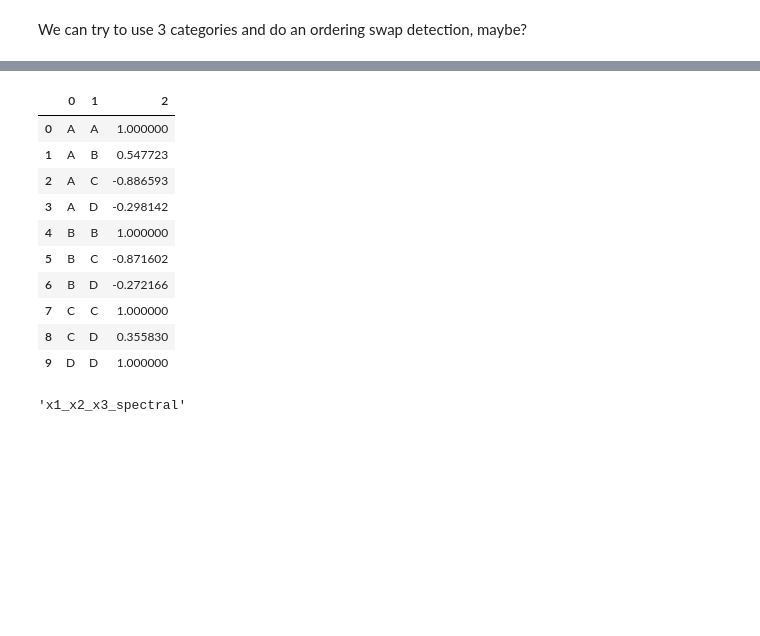
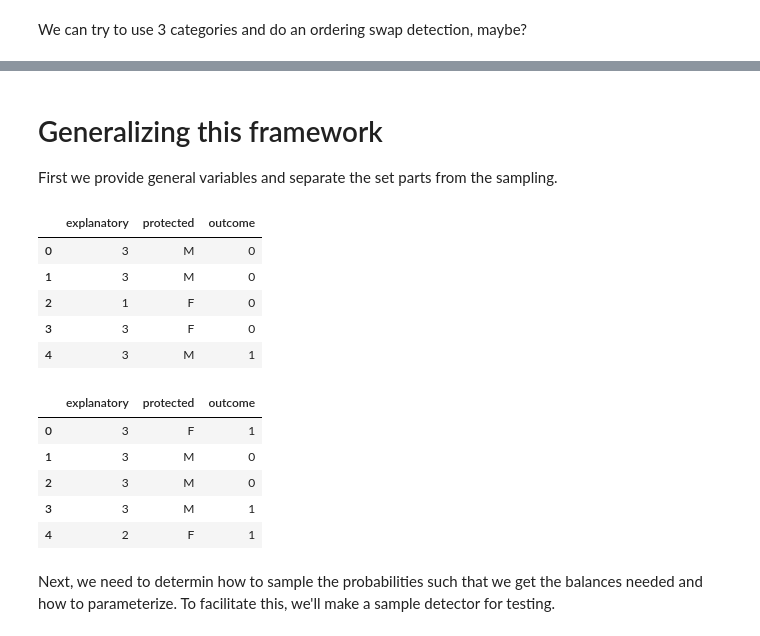
Before and after one commit to fairnessforensics/wiggum, a Jupyter notebook: research_notebooks/generate_rate_sp.ipynb, the cells around one changed output, grey strips where cells are left out. Cells and saved outputs as stored; diff of their text form; code cells hidden in the pictures; blank space fills up the shorter version.

```diff
--- a/research_notebooks/generate_rate_sp.ipynb
+++ b/research_notebooks/generate_rate_sp.ipynb
@@ -292,14 +259,0 @@ triu_vals = triu_mat[triu_indices]
-# %%
-pd.DataFrame(data=[[regression_vars[x],regression_vars[y],val] for x,y,val in zip(*triu_indices,triu_vals)])
-# %% [output]
-|  | 0 | 1 | 2 |
-| 0 | A | A | 1.000000 |
-| 1 | A | B | 0.547723 |
-| 2 | A | C | -0.886593 |
-| 3 | A | D | -0.298142 |
-| 4 | B | B | 1.000000 |
-| 5 | B | C | -0.871602 |
-| 6 | B | D | -0.272166 |
-| 7 | C | C | 1.000000 |
-| 8 | C | D | 0.355830 |
-| 9 | D | D | 1.000000 |
@@ -309,4 +260,60 @@ name = 'spectral'
-# %%
-'_'.join(['_'.join(view),name])
-# %% [output]
-'x1_x2_x3_spectral'
+# %% [markdown]
+# Generalizing this framework
+
+First we provide general variables and separate the set parts from the sampling.
+# %%
+# must have imbalance
+p_explanatory = [.15,.2,.1,.55]
+#protected, given explantory, largest explantory should have fipped rates
+# larger subgroup should have opposite protected class balance
+p_protected_explanatory = [[.7, .3],[.8,.2],[.85,.15],[.2,.8]]
+
+# need to have higher accept in the larger subgroup,
+p_outcome_all = [{'F':.18,'M':.12},{'F':.17,'M':.1},
+                       {'F':.30,'M':.27},{'F':.35,'M':.30}]
+N = 1000
+
+def gen_rate(N, p_explanatory, p_protected_explanatory,p_outcome_all):
+    """
+    sampler that takes in probabilities
+
+    Parameters
+    ----------
+    N : scalar
+        number of samples to draw
+    """
+    protected_list = ['F','M']
+    explantory = np.random.choice(list(range(len(p_explanatory))),
+                                    size=N, p =p_dept)
+    protected = [np.random.choice(protected_list, p=p_protected_explanatory[e])
+                                    for e in explantory]
+    p_outcome =[ p_outcome_all[e][p] for e,p in zip(explantory,protected)]
+
+    outcome = [np.random.choice([1,0], p = [p,1-p]) for p in p_outcome]
+    data = [[e,p,o] for e,p,o in zip(explantory,protected,outcome)]
+
+    df = pd.DataFrame(data = data, columns=['explanatory','protected','outcome'])
+
+    return df
+# %%
+df_gen = gen_rate(N, p_explanatory, p_protected_explanatory,p_outcome_all)
+df_gen.head()
+# %% [output]
+|  | explanatory | protected | outcome |
+| 0 | 3 | M | 0 |
+| 1 | 3 | M | 0 |
+| 2 | 1 | F | 0 |
+| 3 | 3 | F | 0 |
+| 4 | 3 | M | 1 |
+# %%
+df_gen = gen_rate(N, p_explanatory, p_protected_explanatory,p_outcome_all)
+df_gen.head()
+# %% [output]
+|  | explanatory | protected | outcome |
+| 0 | 3 | F | 1 |
+| 1 | 3 | M | 0 |
+| 2 | 3 | M | 0 |
+| 3 | 3 | M | 1 |
+| 4 | 2 | F | 1 |
+# %% [markdown]
+Next, we need to determin how to sample the probabilities such that we get the balances needed and how to parameterize. To facilitate this, we'll make a sample detector for testing.
```
Also changed, not shown: parts of 30 cells of this notebook, 5 other files.
